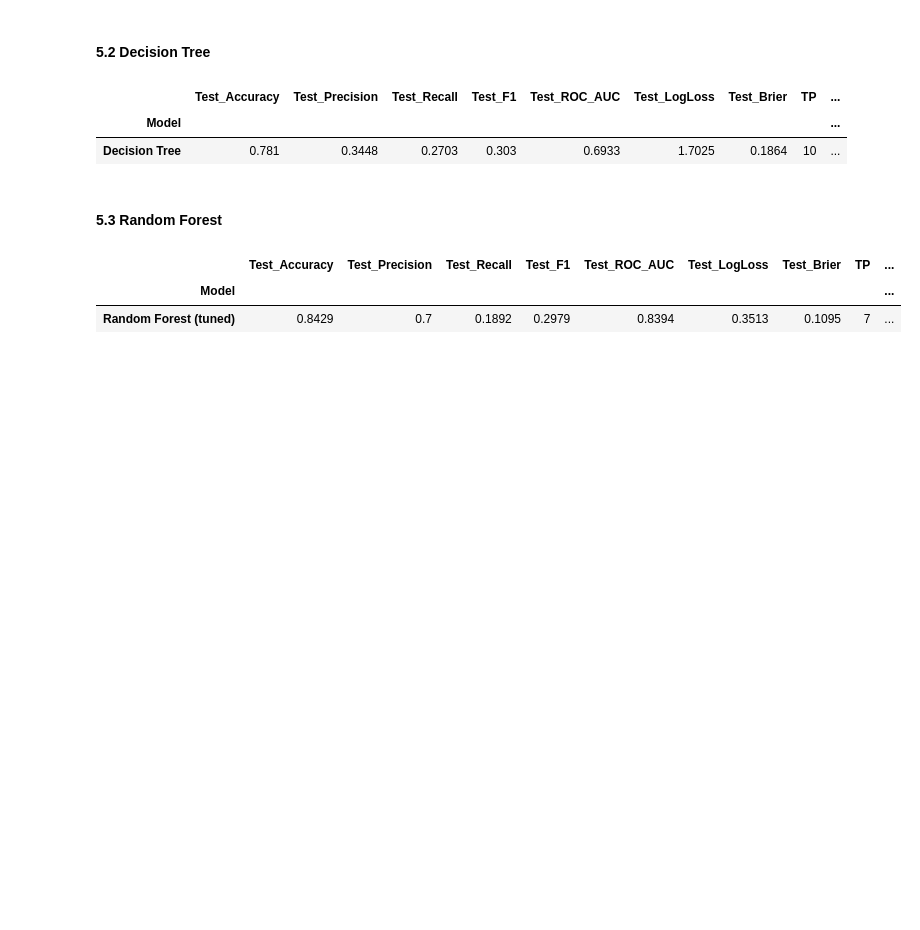
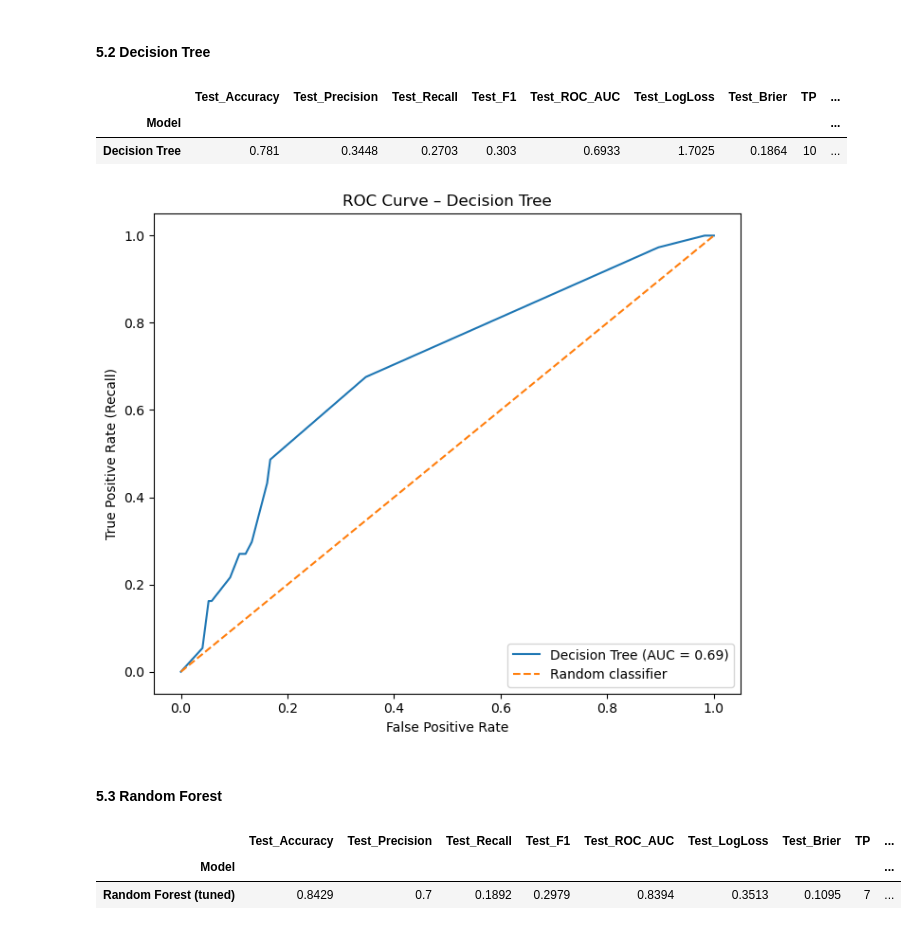
Before and after one commit to Avisonix/AML-Gruppe30, a Jupyter notebook: src/mainCode.ipynb, the cells around one changed output. Drawn from its saved outputs; the diff is of its cells as text; code cells hidden in the pictures; blank space fills up the shorter version.

```diff
--- a/src/mainCode.ipynb
+++ b/src/mainCode.ipynb
@@ -1313,6 +1335,28 @@ display(dt_test_results.round(4))
 |  | Test_Accuracy | Test_Precision | Test_Recall | Test_F1 | Test_ROC_AUC | Test_LogLoss | Test_Brier | TP | ... |
 | Model |  |  |  |  |  |  |  |  | ... |
 | Decision Tree | 0.781 | 0.3448 | 0.2703 | 0.303 | 0.6933 | 1.7025 | 0.1864 | 10 | ... |
+# %%
+# Plot the ROC-AUC curve for Decision Tree
+import matplotlib.pyplot as plt
+from sklearn.metrics import roc_curve, roc_auc_score
+
+# Compute ROC curve values
+fpr_dt, tpr_dt, thresholds_dt = roc_curve(y_test, y_proba_test_dt)
+roc_auc_dt = roc_auc_score(y_test, y_proba_test_dt)
+
+# Plot ROC curve
+plt.figure(figsize=(7, 6))
+plt.plot(fpr_dt, tpr_dt, label=f"Decision Tree (AUC = {roc_auc_dt:.2f})")
+plt.plot([0, 1], [0, 1], linestyle="--", label="Random classifier")
+
+plt.xlabel("False Positive Rate")
+plt.ylabel("True Positive Rate (Recall)")
+plt.title("ROC Curve – Decision Tree")
+plt.legend(loc="lower right")
+plt.tight_layout()
+plt.show()
+# %% [output]
+[figure, added]
 # %% [markdown]
 #### 5.3 Random Forest
 # %%
```
Also changed, not shown: parts of 4 cells of this notebook.
